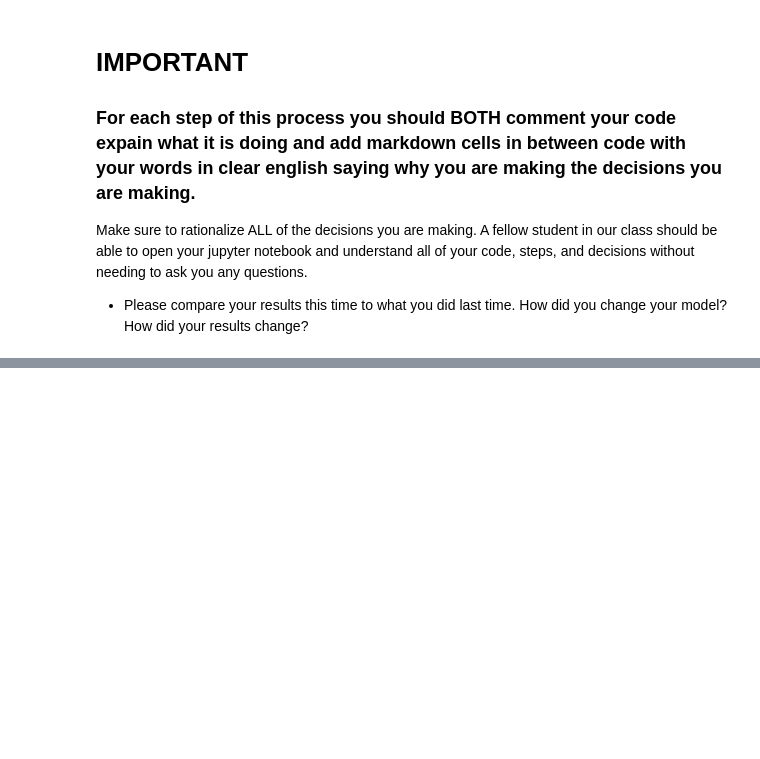
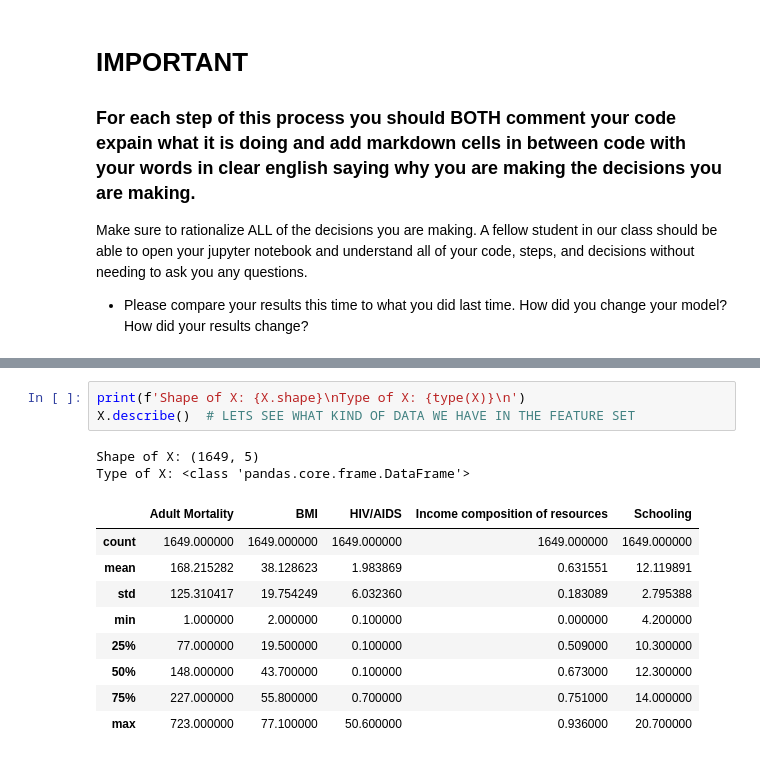
Before and after one commit to RafaelZasas/MachineLearning, a Jupyter notebook: Assignment 9 - Rafael Zasas.ipynb, the cells around one changed output, grey strips where cells are left out. Saved outputs shown, nothing was run; the diff lists cells and outputs as text; blank space fills up the shorter version.

```diff
--- a/Assignment 9 - Rafael Zasas.ipynb
+++ b/Assignment 9 - Rafael Zasas.ipynb
@@ -69,0 +144,15 @@ sbn.pairplot(df,size=2.5)
+# %%
+print(f'Shape of X: {X.shape}\nType of X: {type(X)}\n')
+X.describe()  # LETS SEE WHAT KIND OF DATA WE HAVE IN THE FEATURE SET
+# %% [output]
+Shape of X: (1649, 5)
+Type of X: <class 'pandas.core.frame.DataFrame'>
+|  | Adult Mortality | BMI | HIV/AIDS | Income composition of resources | Schooling |
+| count | 1649.000000 | 1649.000000 | 1649.000000 | 1649.000000 | 1649.000000 |
+| mean | 168.215282 | 38.128623 | 1.983869 | 0.631551 | 12.119891 |
+| std | 125.310417 | 19.754249 | 6.032360 | 0.183089 | 2.795388 |
+| min | 1.000000 | 2.000000 | 0.100000 | 0.000000 | 4.200000 |
+| 25% | 77.000000 | 19.500000 | 0.100000 | 0.509000 | 10.300000 |
+| 50% | 148.000000 | 43.700000 | 0.100000 | 0.673000 | 12.300000 |
+| 75% | 227.000000 | 55.800000 | 0.700000 | 0.751000 | 14.000000 |
+| max | 723.000000 | 77.100000 | 50.600000 | 0.936000 | 20.700000 |
```
Also changed, not shown: parts of 16 cells of this notebook.
